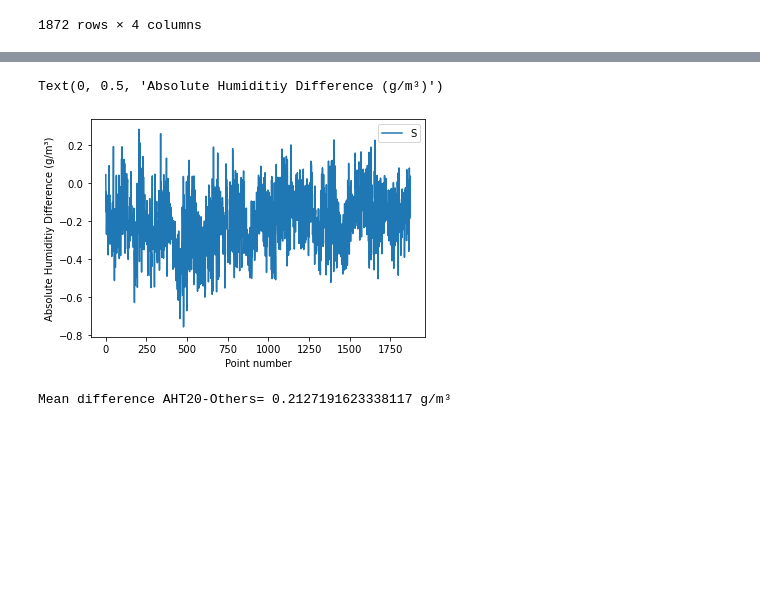
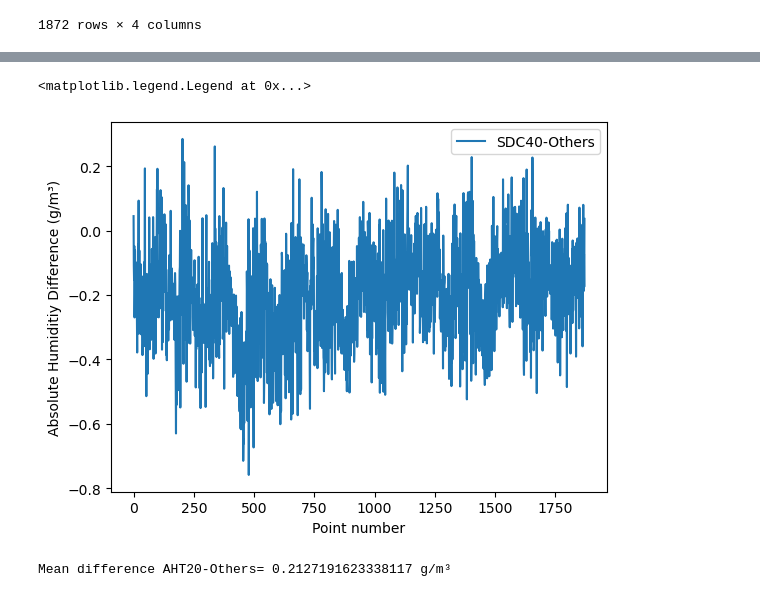
Before and after one commit to rercek/Q_sensor-review, a Jupyter notebook: src/analyze.ipynb, the cells around one changed output, grey strips where cells are left out. Cells and saved outputs as stored; diff of their text form; code cells hidden in the pictures; blank space fills up the shorter version.

```diff
--- a/src/analyze.ipynb
+++ b/src/analyze.ipynb
@@ -84,11 +84,11 @@ Text(0, 0.5, 'Absolute Humiditiy Difference (g/m³)')
 # %%
 plt.plot(1000*(ahsdc-ahother))
-plt.legend('SDC40-Others')
 plt.xlabel('Point number')
 plt.ylabel('Absolute Humiditiy Difference (g/m³)')
+plt.legend(['SDC40-Others'])
 # %% [output]
-Text(0, 0.5, 'Absolute Humiditiy Difference (g/m³)')
+<matplotlib.legend.Legend at 0x...>
-[figure, old version]
+[figure, new version]
 # %%
 print('Mean difference AHT20-Others=', 1000*np.mean(ahaht-ahother),'g/m³')
 # %% [output]
```
Also changed, not shown: parts of 4 cells of this notebook, 1 other file.
